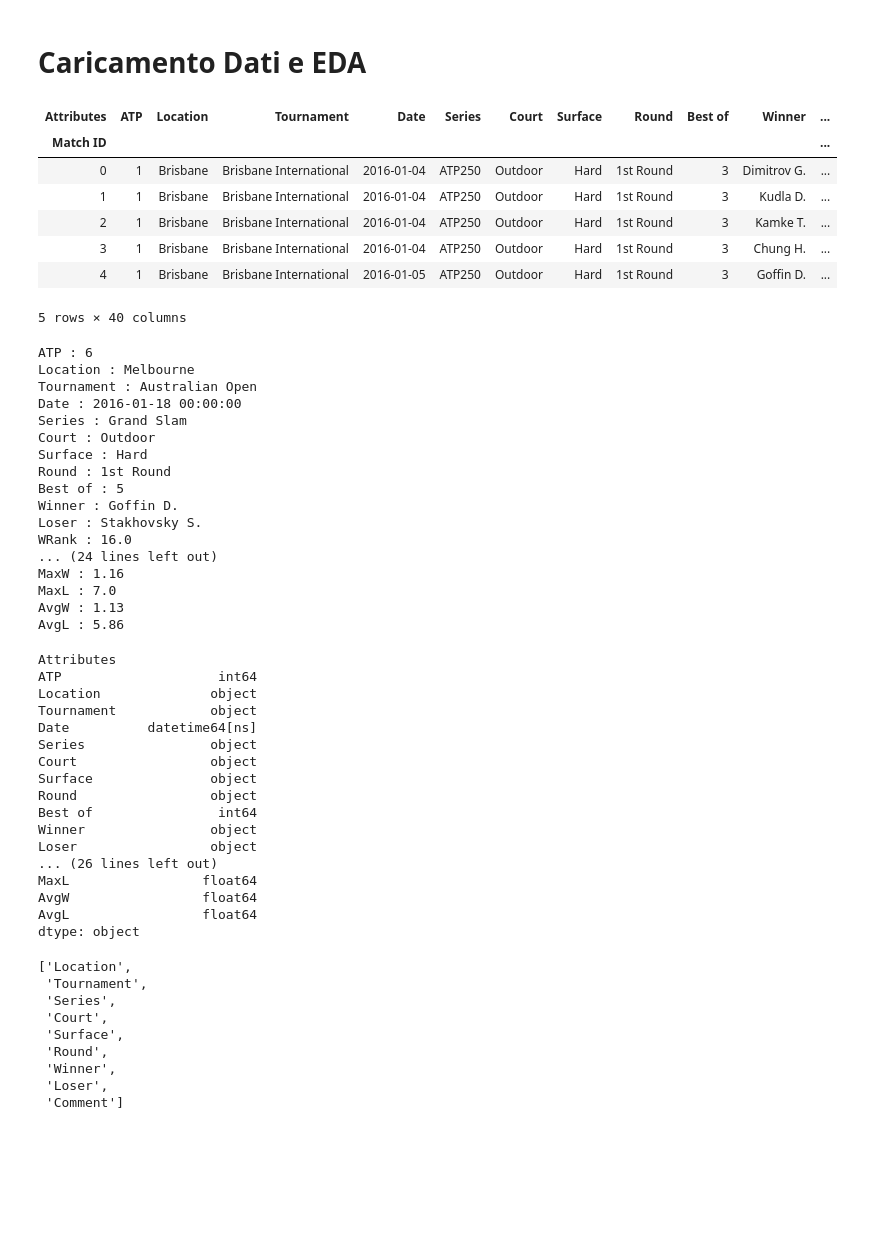
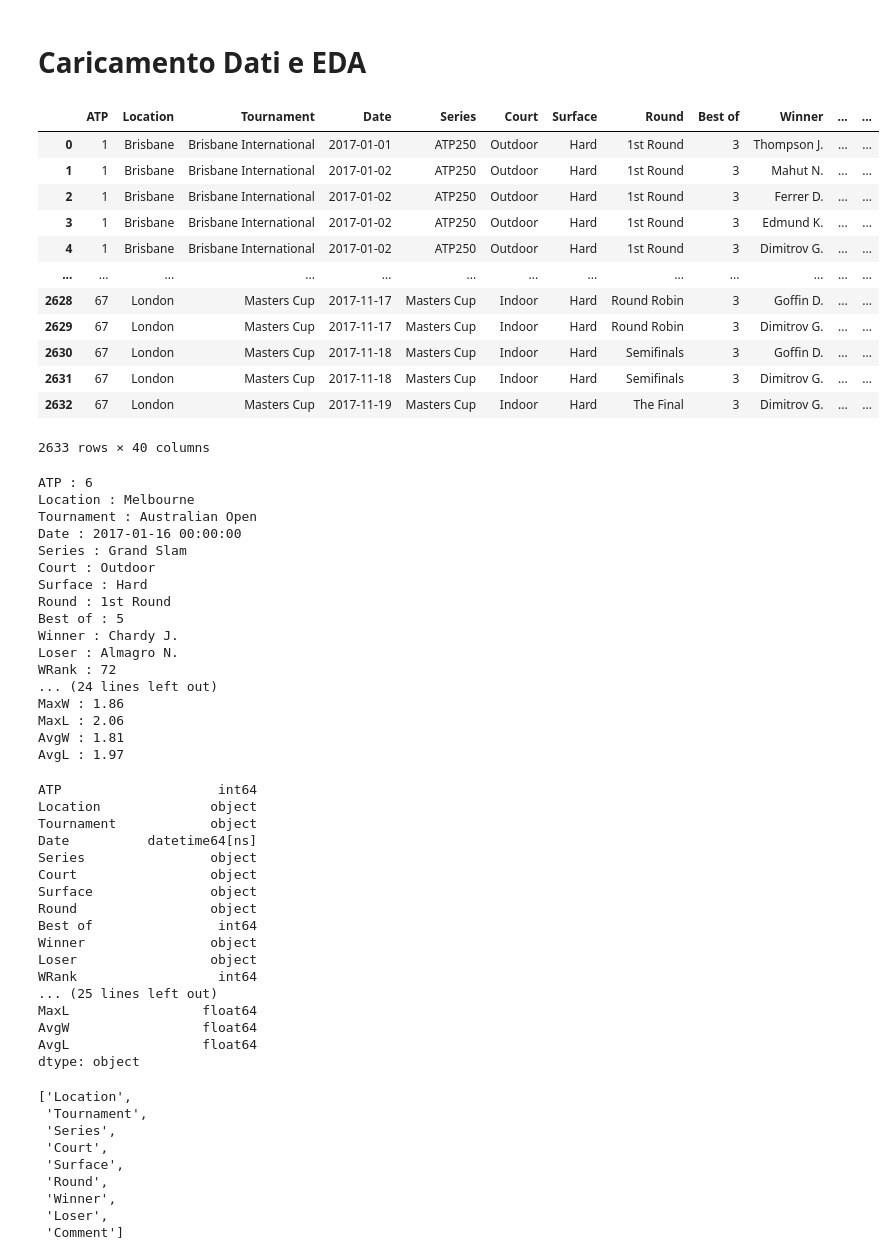
Before and after one commit to Scod3lla/tennisMatchPrediction, a Jupyter notebook: Project.ipynb, the cells around one changed output. Cells and saved outputs as stored; diff of their text form; code cells hidden in the pictures; blank space fills up the shorter version.

```diff
--- a/Project.ipynb
+++ b/Project.ipynb
@@ -18,50 +20,48 @@ from sklearn.metrics import accuracy_score, confusion_matrix, classification_rep
-# %%
-# CARICAMENTO DATI
-def loadDataset(year):
-    dataset_path = "../datasets/tennis/"+year+".xlsx"
-    return pd.read_excel(dataset_path)
-
-df = loadDataset("2016")
-df.index.name   = "Match ID"
-df.columns.name = "Attributes"
-df.head()
-# %% [output]
-| Attributes | ATP | Location | Tournament | Date | Series | Court | Surface | Round | Best of | Winner | ... |
-| Match ID |  |  |  |  |  |  |  |  |  |  | ... |
-| 0 | 1 | Brisbane | Brisbane International | 2016-01-04 | ATP250 | Outdoor | Hard | 1st Round | 3 | Dimitrov G. | ... |
-| 1 | 1 | Brisbane | Brisbane International | 2016-01-04 | ATP250 | Outdoor | Hard | 1st Round | 3 | Kudla D. | ... |
-| 2 | 1 | Brisbane | Brisbane International | 2016-01-04 | ATP250 | Outdoor | Hard | 1st Round | 3 | Kamke T. | ... |
-| 3 | 1 | Brisbane | Brisbane International | 2016-01-04 | ATP250 | Outdoor | Hard | 1st Round | 3 | Chung H. | ... |
-| 4 | 1 | Brisbane | Brisbane International | 2016-01-05 | ATP250 | Outdoor | Hard | 1st Round | 3 | Goffin D. | ... |
-5 rows × 40 columns
+# %%
+# CARICAMENTO DATI
+df2017 = loadDataset("2017")
+df2017
+# %% [output]
+|  | ATP | Location | Tournament | Date | Series | Court | Surface | Round | Best of | Winner | ... | ... |
+| 0 | 1 | Brisbane | Brisbane International | 2017-01-01 | ATP250 | Outdoor | Hard | 1st Round | 3 | Thompson J. | ... | ... |
+| 1 | 1 | Brisbane | Brisbane International | 2017-01-02 | ATP250 | Outdoor | Hard | 1st Round | 3 | Mahut N. | ... | ... |
+| 2 | 1 | Brisbane | Brisbane International | 2017-01-02 | ATP250 | Outdoor | Hard | 1st Round | 3 | Ferrer D. | ... | ... |
+| 3 | 1 | Brisbane | Brisbane International | 2017-01-02 | ATP250 | Outdoor | Hard | 1st Round | 3 | Edmund K. | ... | ... |
+| 4 | 1 | Brisbane | Brisbane International | 2017-01-02 | ATP250 | Outdoor | Hard | 1st Round | 3 | Dimitrov G. | ... | ... |
+| ... | ... | ... | ... | ... | ... | ... | ... | ... | ... | ... | ... | ... |
+| 2628 | 67 | London | Masters Cup | 2017-11-17 | Masters Cup | Indoor | Hard | Round Robin | 3 | Goffin D. | ... | ... |
+| 2629 | 67 | London | Masters Cup | 2017-11-17 | Masters Cup | Indoor | Hard | Round Robin | 3 | Dimitrov G. | ... | ... |
+| 2630 | 67 | London | Masters Cup | 2017-11-18 | Masters Cup | Indoor | Hard | Semifinals | 3 | Goffin D. | ... | ... |
+| 2631 | 67 | London | Masters Cup | 2017-11-18 | Masters Cup | Indoor | Hard | Semifinals | 3 | Dimitrov G. | ... | ... |
+| 2632 | 67 | London | Masters Cup | 2017-11-19 | Masters Cup | Indoor | Hard | The Final | 3 | Dimitrov G. | ... | ... |
+2633 rows × 40 columns
 # %%
 # ESPLORIAMO IL CONTENUTO DI UNA ENTRY
-aa = df.loc[140]
-for i in df.columns:
-    print(i,":", aa[i])
+row = df2017.loc[140]
+for i in df2017.columns:
+    print(i,":", row[i])
 # %% [output]
 ATP : 6
 Location : Melbourne
 Tournament : Australian Open
-Date : 2016-01-18 00:00:00
+Date : 2017-01-16 00:00:00
 Series : Grand Slam
 Court : Outdoor
 Surface : Hard
 Round : 1st Round
 Best of : 5
-Winner : Goffin D.
-Loser : Stakhovsky S.
-WRank : 16.0
+Winner : Chardy J.
+Loser : Almagro N.
+WRank : 72
 ... (24 lines left out)
-MaxW : 1.16
-MaxL : 7.0
-AvgW : 1.13
-AvgL : 5.86
+MaxW : 1.86
+MaxL : 2.06
+AvgW : 1.81
+AvgL : 1.97
 # %%
 # VEDIAMO I TIPI DI DATO DELLE FEATURE
-df.dtypes
+df2017.dtypes
 # %% [output]
-Attributes
 ATP                    int64
 Location              object
 Tournament            object
@@ -73,7 +73,8 @@ Round                 object
 Best of                int64
 Winner                object
 Loser                 object
-... (26 lines left out)
+WRank                  int64
+... (25 lines left out)
 MaxL                 float64
 AvgW                 float64
 AvgL                 float64
```
Also changed, not shown: parts of 42 cells of this notebook, 2 other files.
